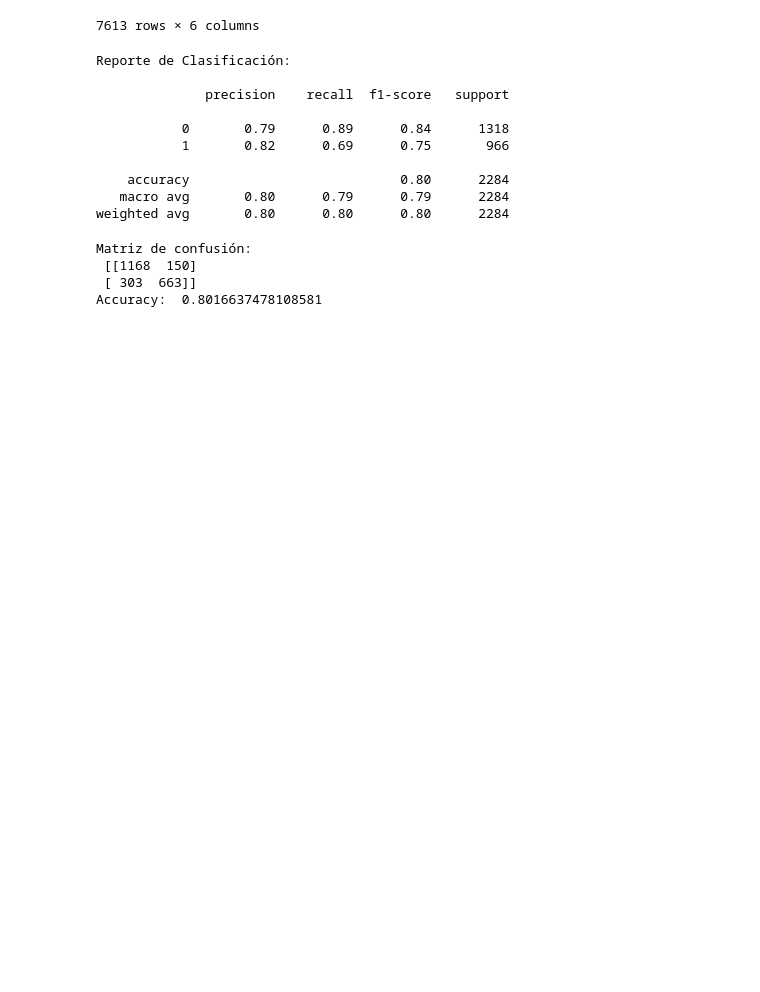
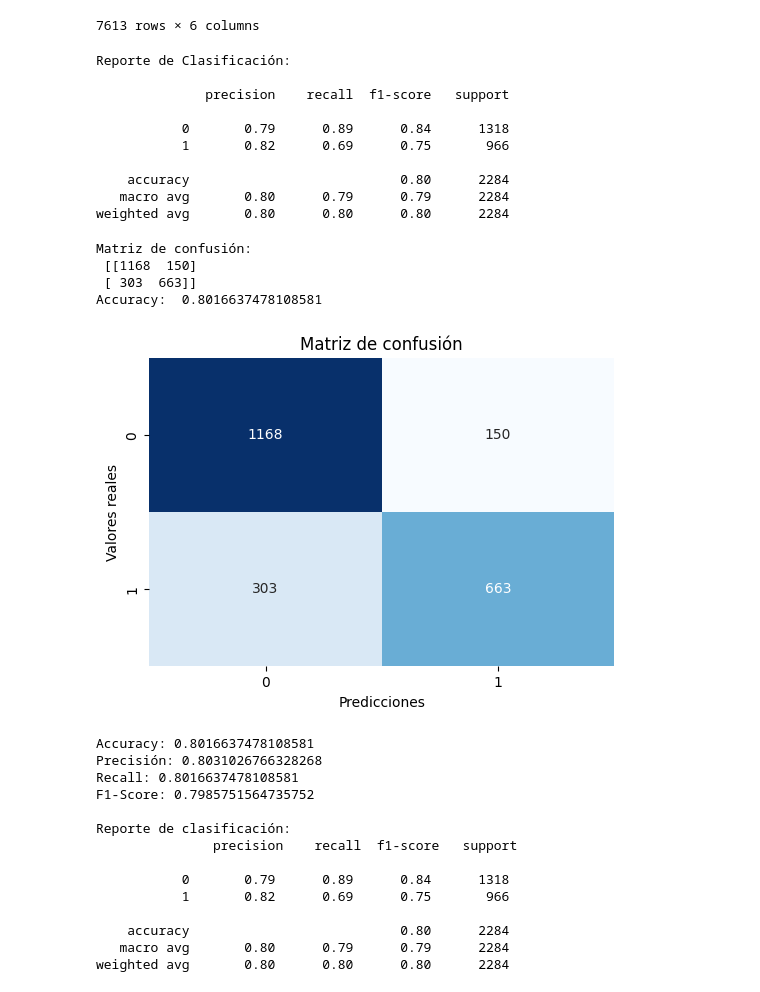
Before and after one commit to angelargd8/lab5-ds, a Jupyter notebook: main.ipynb, the cells around one changed output. Cells and saved outputs as stored; diff of their text form; code cells hidden in the pictures; blank space fills up the shorter version.

Commit message:
feat: add metricas de modelo

```diff
--- a/main.ipynb
+++ b/main.ipynb
@@ -378,3 +378,48 @@ Matriz de confusión:
  [[1168  150]
  [ 303  663]]
 Accuracy:  0.8016637478108581
+# %%
+from sklearn.metrics import confusion_matrix, accuracy_score, precision_score, recall_score, f1_score, classification_report
+
+cm = confusion_matrix(y_test, y_pred)
+accuracy = accuracy_score(y_test, y_pred)
+precision = precision_score(y_test, y_pred, average='weighted')  # 'weighted' si hay varias clases
+recall = recall_score(y_test, y_pred, average='weighted')
+f1 = f1_score(y_test, y_pred, average='weighted')
+
+import matplotlib.pyplot as plt
+import seaborn as sns
+from sklearn.metrics import confusion_matrix
+
+# Generar matriz
+cm = confusion_matrix(y_test, y_pred)
+
+# Crear gráfico
+plt.figure(figsize=(6,4))
+sns.heatmap(cm, annot=True, fmt="d", cmap="Blues", cbar=False)
+plt.xlabel("Predicciones")
+plt.ylabel("Valores reales")
+plt.title("Matriz de confusión")
+plt.show()
+
+print("Accuracy:", accuracy)
+print("Precisión:", precision)
+print("Recall:", recall)
+print("F1-Score:", f1)
+print("\nReporte de clasificación:\n", classification_report(y_test, y_pred))
+# %% [output]
+[figure, added]
+Accuracy: 0.8016637478108581
+Precisión: 0.8031026766328268
+Recall: 0.8016637478108581
+F1-Score: 0.7985751564735752
+
+Reporte de clasificación:
+               precision    recall  f1-score   support
+
+           0       0.79      0.89      0.84      1318
+           1       0.82      0.69      0.75       966
+
+    accuracy                           0.80      2284
+   macro avg       0.80      0.79      0.79      2284
+weighted avg       0.80      0.80      0.80      2284
```
